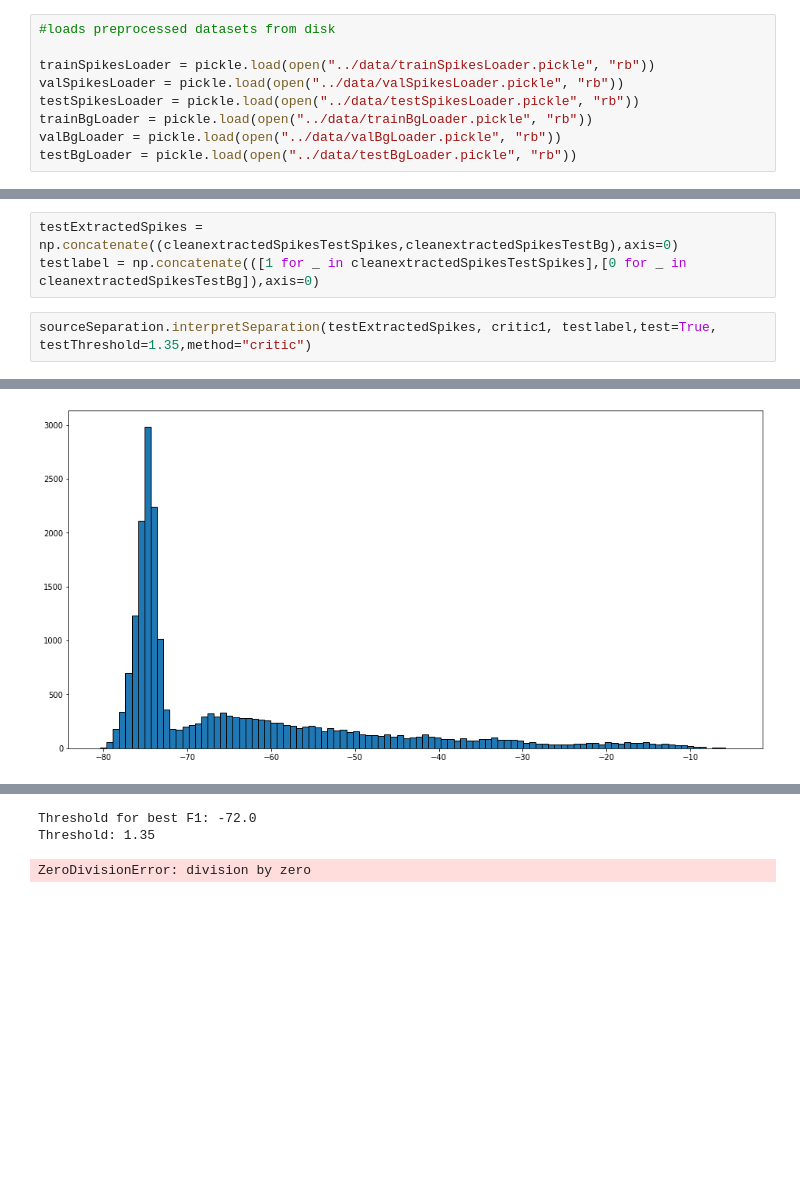
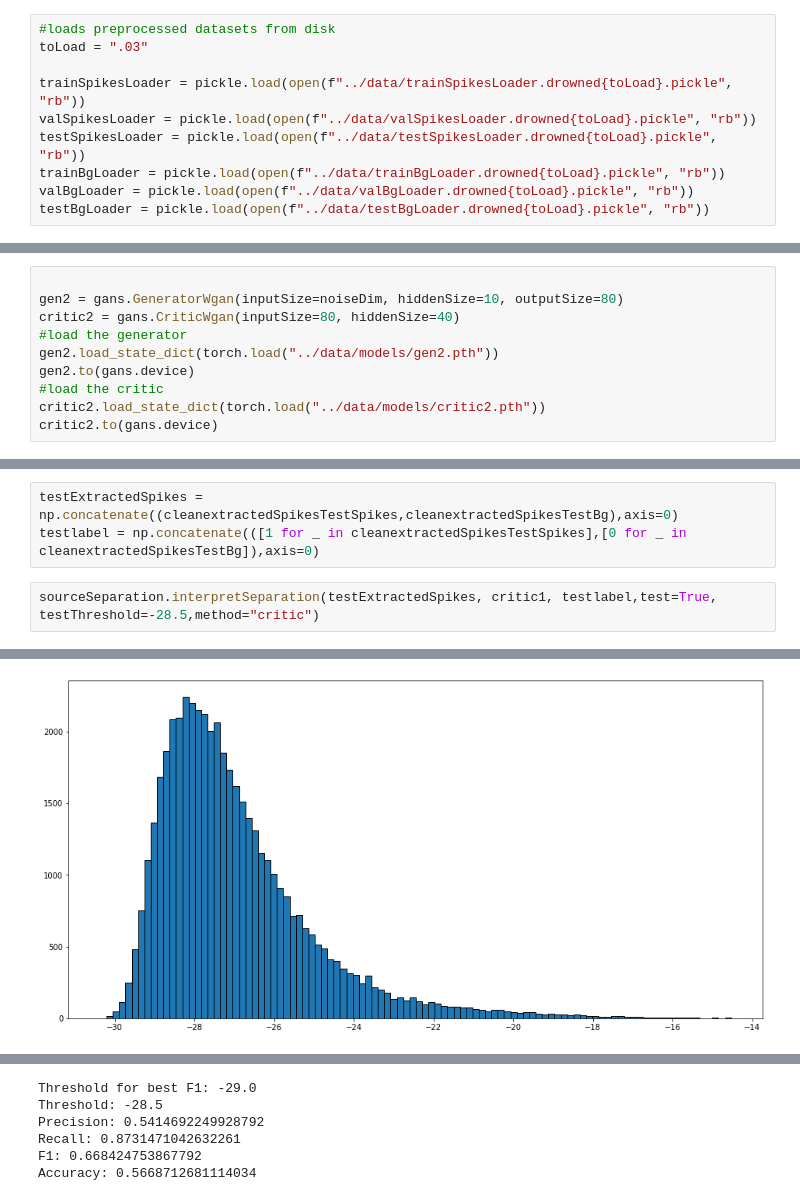
Before and after one commit to AlexDodon/sourceseparation_misc, a Jupyter notebook: time_series.ipynb, the cells around one changed output, grey strips where cells are left out. Saved outputs shown, nothing was run; the diff lists cells and outputs as text; blank space fills up the shorter version.

```diff
--- a/time_series.ipynb
+++ b/time_series.ipynb
@@ -32,9 +52,10 @@ pickle.dump(testBgLoader, open("../data/testBgLoader.pickle", "wb"))
 # %%
 #loads preprocessed datasets from disk
+toLoad = ".03"
 
-trainSpikesLoader = pickle.load(open("../data/trainSpikesLoader.pickle", "rb"))
-valSpikesLoader = pickle.load(open("../data/valSpikesLoader.pickle", "rb"))
-testSpikesLoader = pickle.load(open("../data/testSpikesLoader.pickle", "rb"))
-trainBgLoader = pickle.load(open("../data/trainBgLoader.pickle", "rb"))
-valBgLoader = pickle.load(open("../data/valBgLoader.pickle", "rb"))
-testBgLoader = pickle.load(open("../data/testBgLoader.pickle", "rb"))
+trainSpikesLoader = pickle.load(open(f"../data/trainSpikesLoader.drowned{toLoad}.pickle", "rb"))
+valSpikesLoader = pickle.load(open(f"../data/valSpikesLoader.drowned{toLoad}.pickle", "rb"))
+testSpikesLoader = pickle.load(open(f"../data/testSpikesLoader.drowned{toLoad}.pickle", "rb"))
+trainBgLoader = pickle.load(open(f"../data/trainBgLoader.drowned{toLoad}.pickle", "rb"))
+valBgLoader = pickle.load(open(f"../data/valBgLoader.drowned{toLoad}.pickle", "rb"))
+testBgLoader = pickle.load(open(f"../data/testBgLoader.drowned{toLoad}.pickle", "rb"))
@@ -95,0 +139,10 @@ Generated example:
+# %%
+
+gen2 = gans.GeneratorWgan(inputSize=noiseDim, hiddenSize=10, outputSize=80)
+critic2 = gans.CriticWgan(inputSize=80, hiddenSize=40)
+#load the generator
+gen2.load_state_dict(torch.load("../data/models/gen2.pth"))
+gen2.to(gans.device)
+#load the critic
+critic2.load_state_dict(torch.load("../data/models/critic2.pth"))
+critic2.to(gans.device)
@@ -159,5 +235,5 @@ torch.Size([10901, 80])
 testExtractedSpikes = np.concatenate((cleanextractedSpikesTestSpikes,cleanextractedSpikesTestBg),axis=0)
 testlabel = np.concatenate(([1 for _ in cleanextractedSpikesTestSpikes],[0 for _ in cleanextractedSpikesTestBg]),axis=0)
 # %%
-sourceSeparation.interpretSeparation(testExtractedSpikes, critic1, testlabel,test=True, testThreshold=1.35,method="critic")
+sourceSeparation.interpretSeparation(testExtractedSpikes, critic1, testlabel,test=True, testThreshold=-28.5,method="critic")
 # %% [output]
@@ -165 +241 @@ sourceSeparation.interpretSeparation(testExtractedSpikes, critic1, testlabel,tes
-[figure, old version]
+[figure, new version]
@@ -170,3 +246,6 @@ sourceSeparation.interpretSeparation(testExtractedSpikes, critic1, testlabel,tes
-Threshold for best F1: -72.0
-Threshold: 1.35
+Threshold for best F1: -29.0
+Threshold: -28.5
+Precision: 0.5414692249928792
+Recall: 0.8731471042632261
+F1: 0.668424753867792
+Accuracy: 0.5668712681114034
-ZeroDivisionError: division by zero
```
Also changed, not shown: parts of 15 cells of this notebook, 2 other files.
